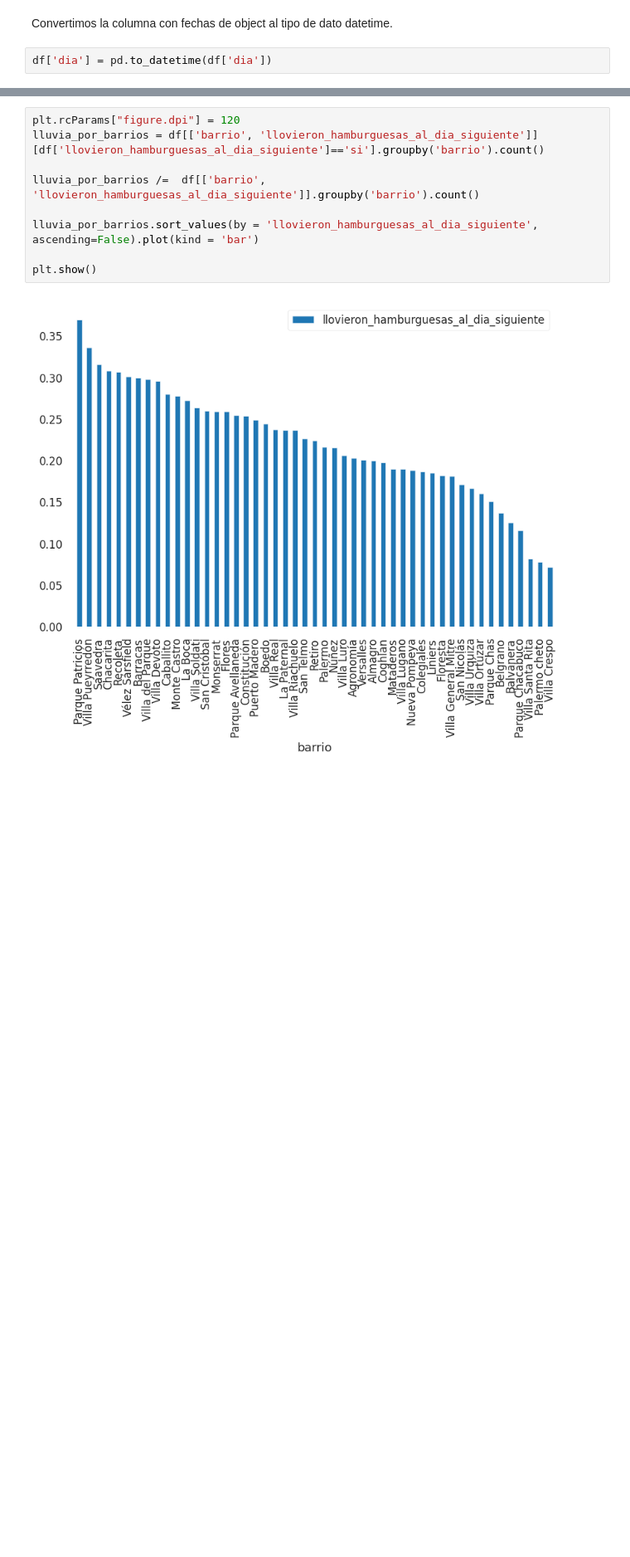
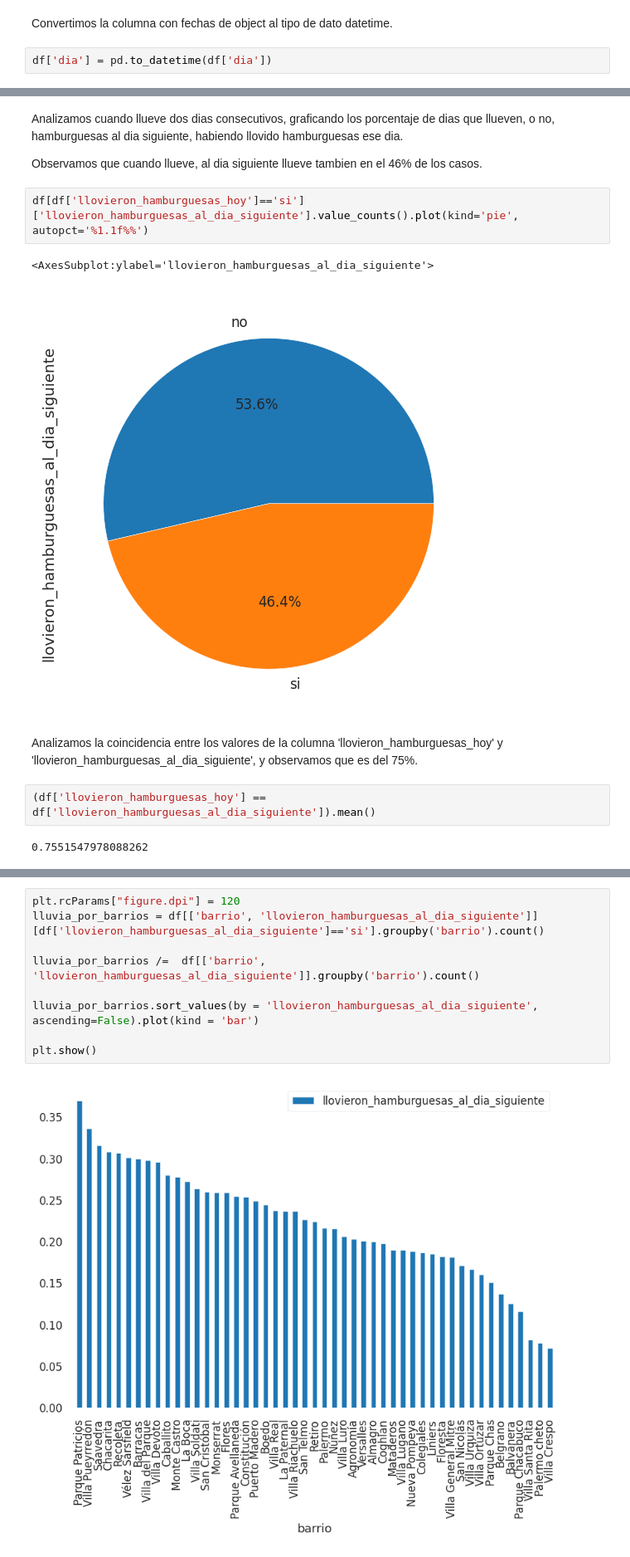
Before and after one commit to aflouret/lluvia-de-hamburguesas, a Jupyter notebook: tp.ipynb, the cells around one changed output, grey strips where cells are left out. Shown at 83% size. Drawn from its saved outputs; the diff is of its cells as text; blank space fills up the shorter version.

```diff
--- a/tp.ipynb
+++ b/tp.ipynb
@@ -103,0 +155,15 @@ TypeError: value_counts() got an unexpected keyword argument 'dropna'
+# %% [markdown]
+Analizamos cuando llueve dos dias consecutivos, graficando los porcentaje de dias que llueven, o no, hamburguesas al dia siguiente, habiendo llovido hamburguesas ese dia.
+
+Observamos que cuando llueve, al dia siguiente llueve tambien en el 46% de los casos.
+# %%
+df[df['llovieron_hamburguesas_hoy']=='si']['llovieron_hamburguesas_al_dia_siguiente'].value_counts().plot(kind='pie', autopct='%1.1f%%')
+# %% [output]
+<AxesSubplot:ylabel='llovieron_hamburguesas_al_dia_siguiente'>
+[figure, added]
+# %% [markdown]
+Analizamos la coincidencia entre los valores de la columna 'llovieron_hamburguesas_hoy' y 'llovieron_hamburguesas_al_dia_siguiente', y observamos que es del 75%.
+# %%
+(df['llovieron_hamburguesas_hoy'] == df['llovieron_hamburguesas_al_dia_siguiente']).mean()
+# %% [output]
+0.7551547978088262
```
Also changed, not shown: parts of 77 cells of this notebook.
